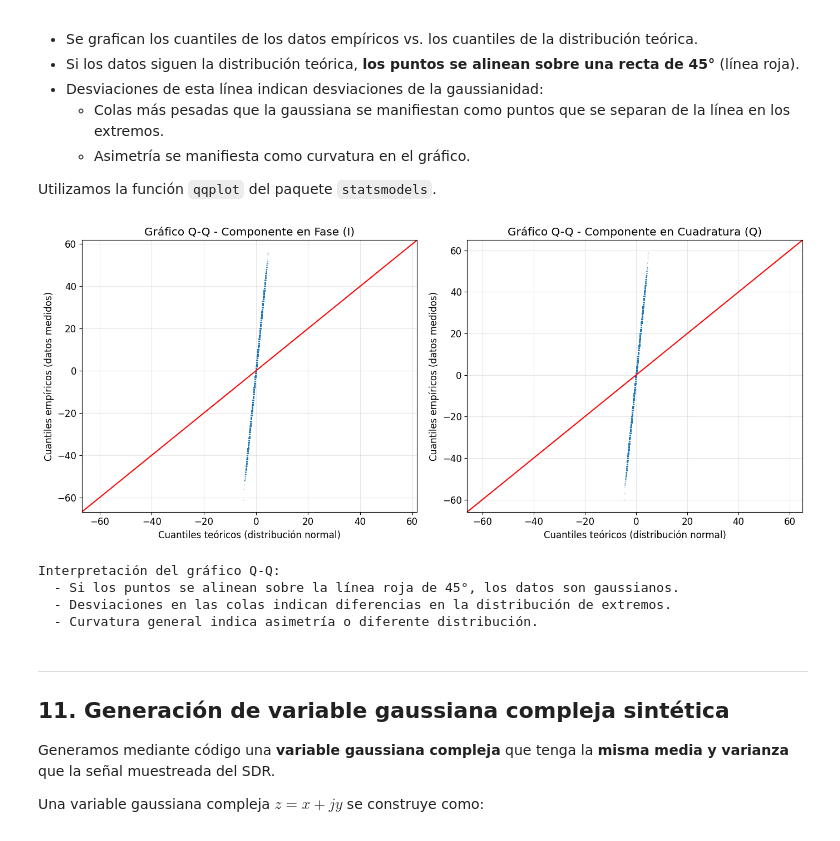
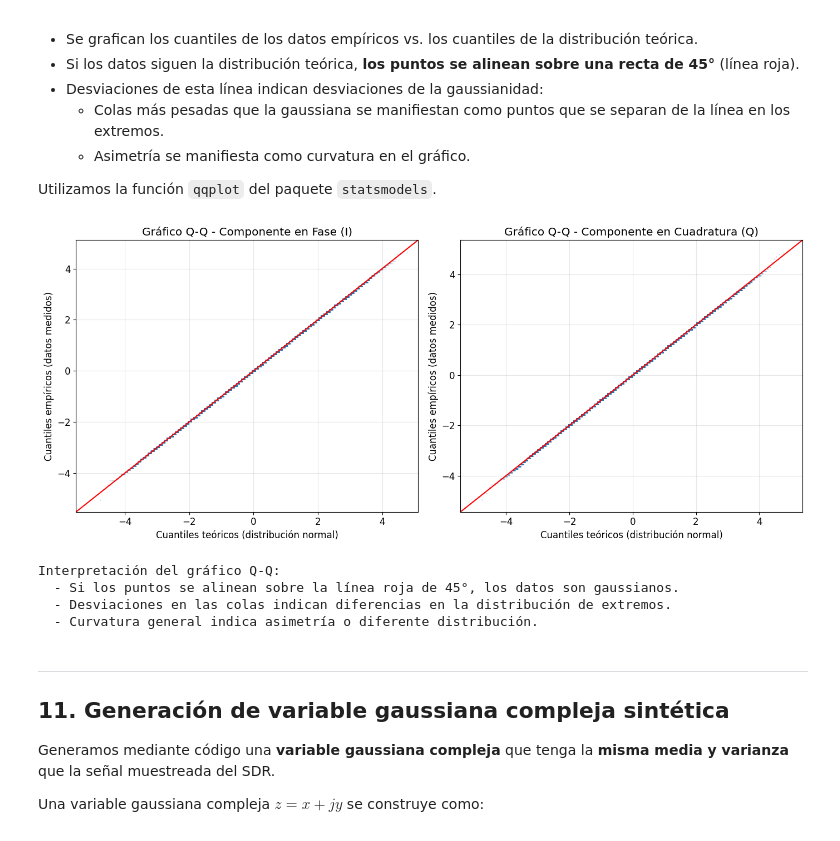
Before and after one commit to GorritiCamilo/Noise-Discovering-SDR-ComDig-Lab2, a Jupyter notebook: Lab2.ipynb, the cells around one changed output. Cells and saved outputs as stored; diff of their text form; code cells hidden in the pictures.

```diff
--- a/Lab2.ipynb
+++ b/Lab2.ipynb
@@ -590,33 +590,33 @@ Utilizamos la función `qqplot` del paquete `statsmodels`.
 # %%
 # ========================================================================================
 # Gráfico Q-Q para análisis de gaussianidad
 # ========================================================================================
 
 fig, axes = plt.subplots(1, 2, figsize=(14, 6))
 
 # --- Q-Q Plot para la componente en Fase (I) ---
-qqplot(I, line='45', ax=axes[0], markersize=0.5, alpha=0.3, color='steelblue')
+qqplot(I, fit=True, line='45', ax=axes[0], markersize=0.5, alpha=0.3, color='steelblue')
 axes[0].set_title('Gráfico Q-Q - Componente en Fase (I)')
 axes[0].set_xlabel('Cuantiles teóricos (distribución normal)')
 axes[0].set_ylabel('Cuantiles empíricos (datos medidos)')
 axes[0].grid(True, alpha=0.3)
 
 # --- Q-Q Plot para la componente en Cuadratura (Q) ---
-qqplot(Q, line='45', ax=axes[1], markersize=0.5, alpha=0.3, color='darkorange')
+qqplot(Q, fit=True, line='45', ax=axes[1], markersize=0.5, alpha=0.3, color='darkorange')
 axes[1].set_title('Gráfico Q-Q - Componente en Cuadratura (Q)')
 axes[1].set_xlabel('Cuantiles teóricos (distribución normal)')
 axes[1].set_ylabel('Cuantiles empíricos (datos medidos)')
 axes[1].grid(True, alpha=0.3)
 
 plt.tight_layout()
 plt.show()
 
 print("Interpretación del gráfico Q-Q:")
 print("  - Si los puntos se alinean sobre la línea roja de 45°, los datos son gaussianos.")
 print("  - Desviaciones en las colas indican diferencias en la distribución de extremos.")
 print("  - Curvatura general indica asimetría o diferente distribución.")
 # %% [output]
-[figure, old version]
+[figure, new version]
 Interpretación del gráfico Q-Q:
   - Si los puntos se alinean sobre la línea roja de 45°, los datos son gaussianos.
   - Desviaciones en las colas indican diferencias en la distribución de extremos.
```
